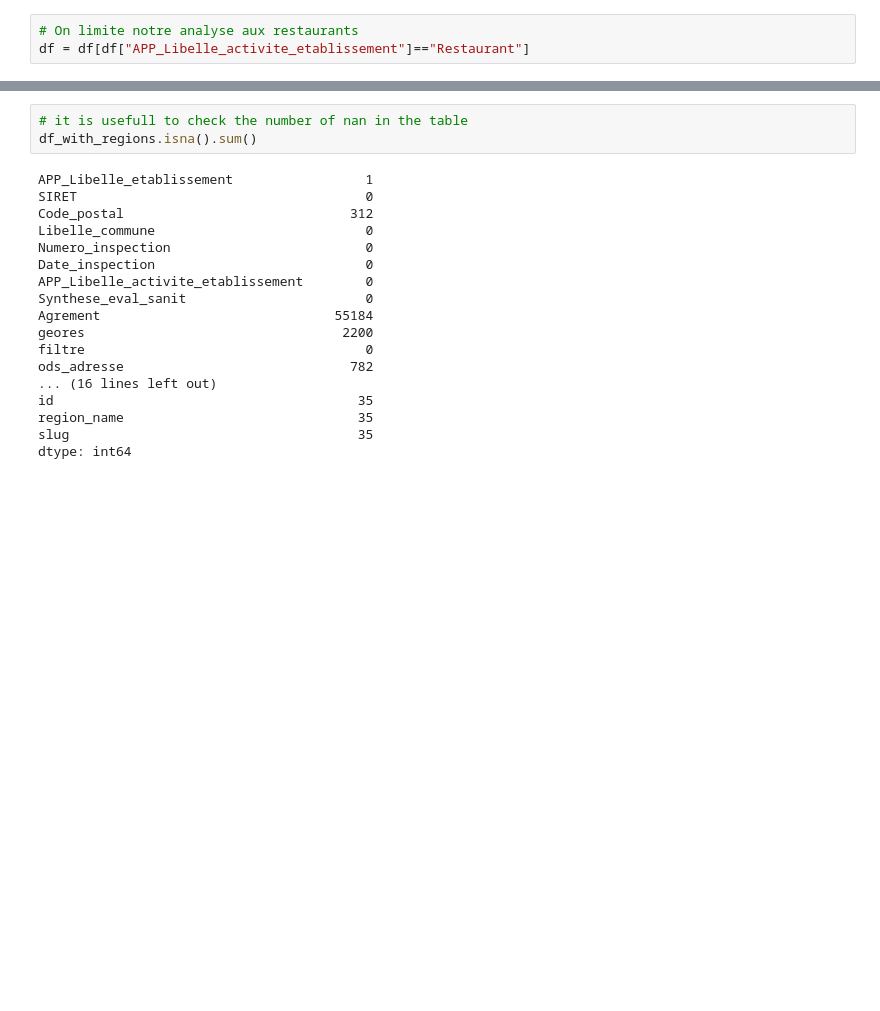
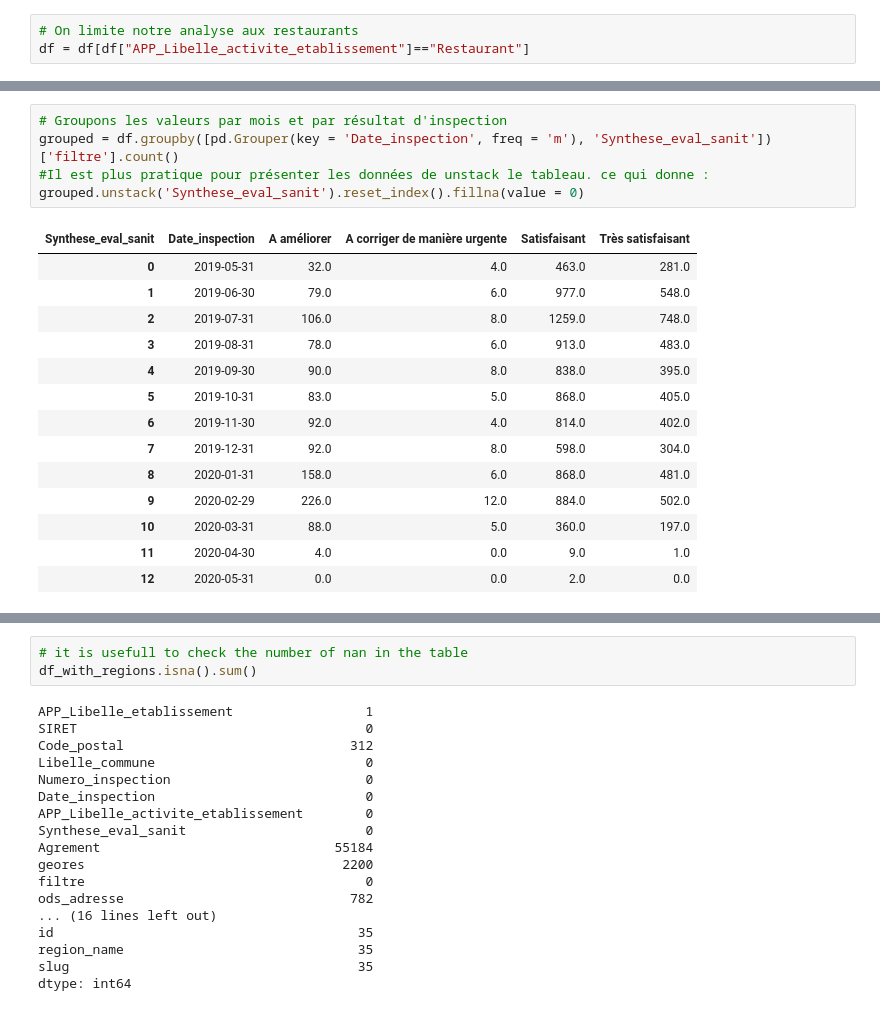
Before and after one commit to etalab-ia/ami-ia, a Jupyter notebook: notebooks/ami_ia_dataviz_rr.ipynb, the cells around one changed output, grey strips where cells are left out. Cells and saved outputs as stored; diff of their text form; blank space fills up the shorter version.

```diff
--- a/notebooks/ami_ia_dataviz_rr.ipynb
+++ b/notebooks/ami_ia_dataviz_rr.ipynb
@@ -132,0 +167,20 @@ Pour cela il va falloir :
+# %%
+# Groupons les valeurs par mois et par résultat d'inspection
+grouped = df.groupby([pd.Grouper(key = 'Date_inspection', freq = 'm'), 'Synthese_eval_sanit'])['filtre'].count()
+#Il est plus pratique pour présenter les données de unstack le tableau. ce qui donne :
+grouped.unstack('Synthese_eval_sanit').reset_index().fillna(value = 0)
+# %% [output]
+| Synthese_eval_sanit | Date_inspection | A améliorer | A corriger de manière urgente | Satisfaisant | Très satisfaisant |
+| 0 | 2019-05-31 | 32.0 | 4.0 | 463.0 | 281.0 |
+| 1 | 2019-06-30 | 79.0 | 6.0 | 977.0 | 548.0 |
+| 2 | 2019-07-31 | 106.0 | 8.0 | 1259.0 | 748.0 |
+| 3 | 2019-08-31 | 78.0 | 6.0 | 913.0 | 483.0 |
+| 4 | 2019-09-30 | 90.0 | 8.0 | 838.0 | 395.0 |
+| 5 | 2019-10-31 | 83.0 | 5.0 | 868.0 | 405.0 |
+| 6 | 2019-11-30 | 92.0 | 4.0 | 814.0 | 402.0 |
+| 7 | 2019-12-31 | 92.0 | 8.0 | 598.0 | 304.0 |
+| 8 | 2020-01-31 | 158.0 | 6.0 | 868.0 | 481.0 |
+| 9 | 2020-02-29 | 226.0 | 12.0 | 884.0 | 502.0 |
+| 10 | 2020-03-31 | 88.0 | 5.0 | 360.0 | 197.0 |
+| 11 | 2020-04-30 | 4.0 | 0.0 | 9.0 | 1.0 |
+| 12 | 2020-05-31 | 0.0 | 0.0 | 2.0 | 0.0 |
```
Also changed, not shown: parts of 36 cells of this notebook.
